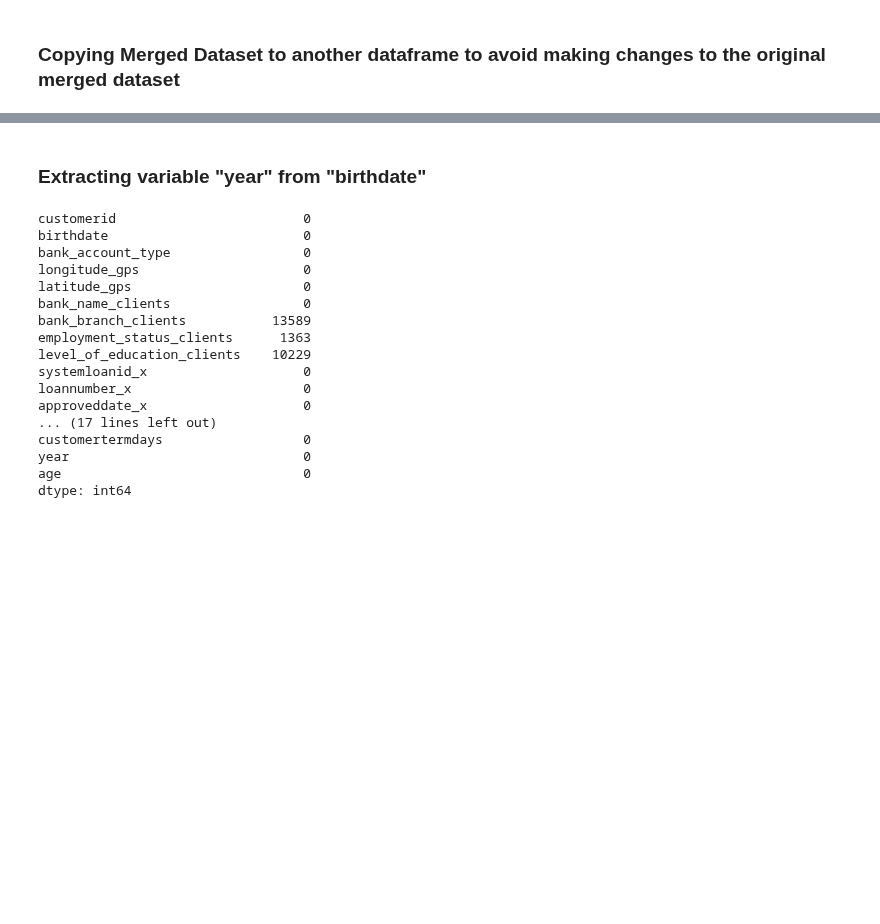
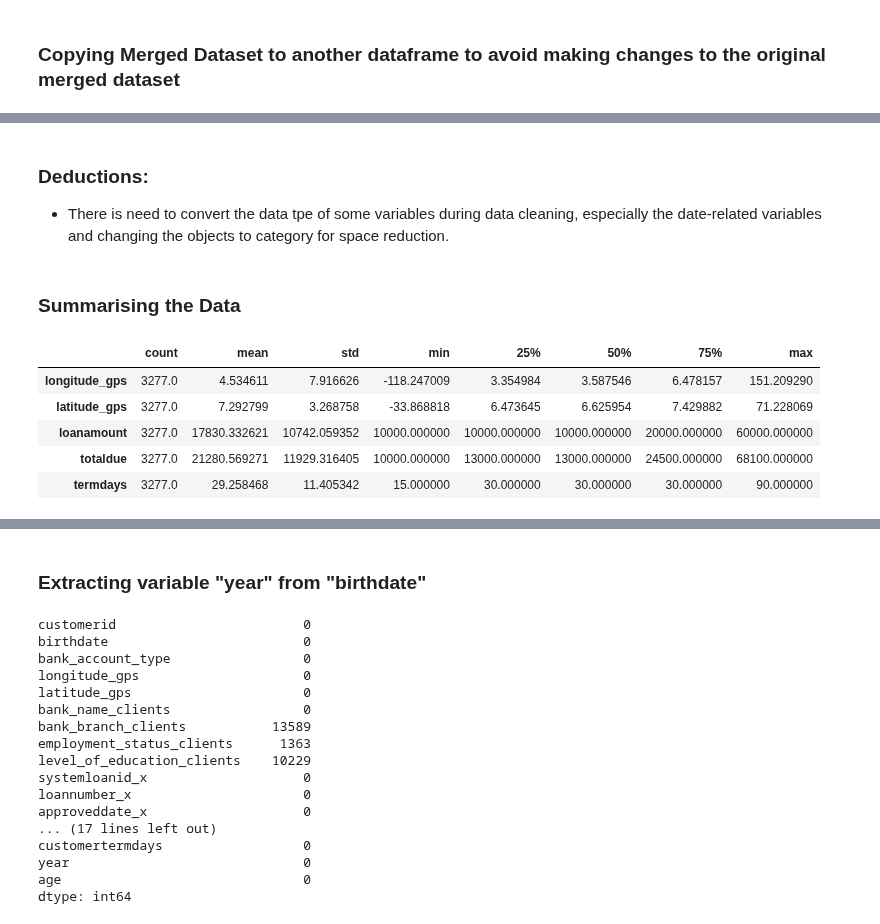
Before and after one commit to VICTORIA-OKESIPE/Personal-Projects, a Jupyter notebook: Nigeria_Loan_Default_Pred/loan_default_prediction.ipynb, the cells around one changed output, grey strips where cells are left out. Saved outputs shown, nothing was run; the diff lists cells and outputs as text; code cells hidden in the pictures; blank space fills up the shorter version.

```diff
--- a/Nigeria_Loan_Default_Pred/loan_default_prediction.ipynb
+++ b/Nigeria_Loan_Default_Pred/loan_default_prediction.ipynb
@@ -198,0 +179,3 @@ memory usage: 341.4+ KB
+# %%
+# dropping unwanted variables in the customer demographic data
+cust_demo.drop("bank_branch_clients", axis=1, inplace=True)
@@ -198,0 +218,3 @@ memory usage: 341.4+ KB
+# %%
+# dropping unwanted variables in the customer previous loan data
+cust_perf.drop(columns=["systemloanid","loannumber","referredby"], axis=1, inplace=True)
@@ -308,4 +341,4 @@ dfnew = pd.merge(df, cust_prev_loans, on="customerid")
 ### **Copying Merged Dataset to another dataframe to avoid making changes to the original merged dataset**
 # %%
 # copying merged data to avoid manipulating the original data
-merged_data = dfnew.copy()
+merged_data = df.copy()
@@ -326,0 +403,15 @@ Index(['customerid', 'birthdate', 'bank_account_type', 'longitude_gps',
+# %% [markdown]
+### **Deductions:**
+
+- There is need to convert the data tpe of some variables during data cleaning, especially the date-related variables and changing the objects to category for space reduction.
+# %% [markdown]
+### **Summarising the Data**
+# %%
+merged_data.describe().T
+# %% [output]
+|  | count | mean | std | min | 25% | 50% | 75% | max |
+| longitude_gps | 3277.0 | 4.534611 | 7.916626 | -118.247009 | 3.354984 | 3.587546 | 6.478157 | 151.209290 |
+| latitude_gps | 3277.0 | 7.292799 | 3.268758 | -33.868818 | 6.473645 | 6.625954 | 7.429882 | 71.228069 |
+| loanamount | 3277.0 | 17830.332621 | 10742.059352 | 10000.000000 | 10000.000000 | 10000.000000 | 20000.000000 | 60000.000000 |
+| totaldue | 3277.0 | 21280.569271 | 11929.316405 | 10000.000000 | 13000.000000 | 13000.000000 | 24500.000000 | 68100.000000 |
+| termdays | 3277.0 | 29.258468 | 11.405342 | 15.000000 | 30.000000 | 30.000000 | 30.000000 | 90.000000 |
```
Also changed, not shown: parts of 55 cells of this notebook.
